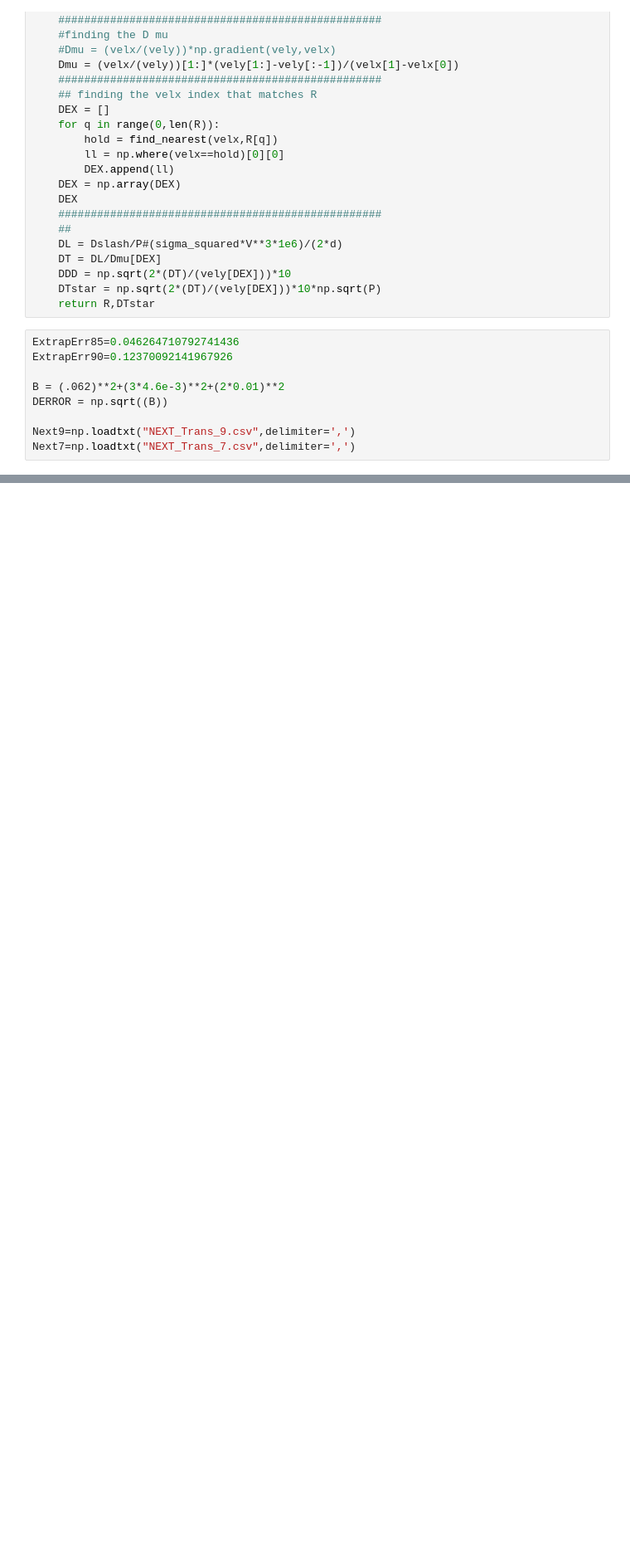
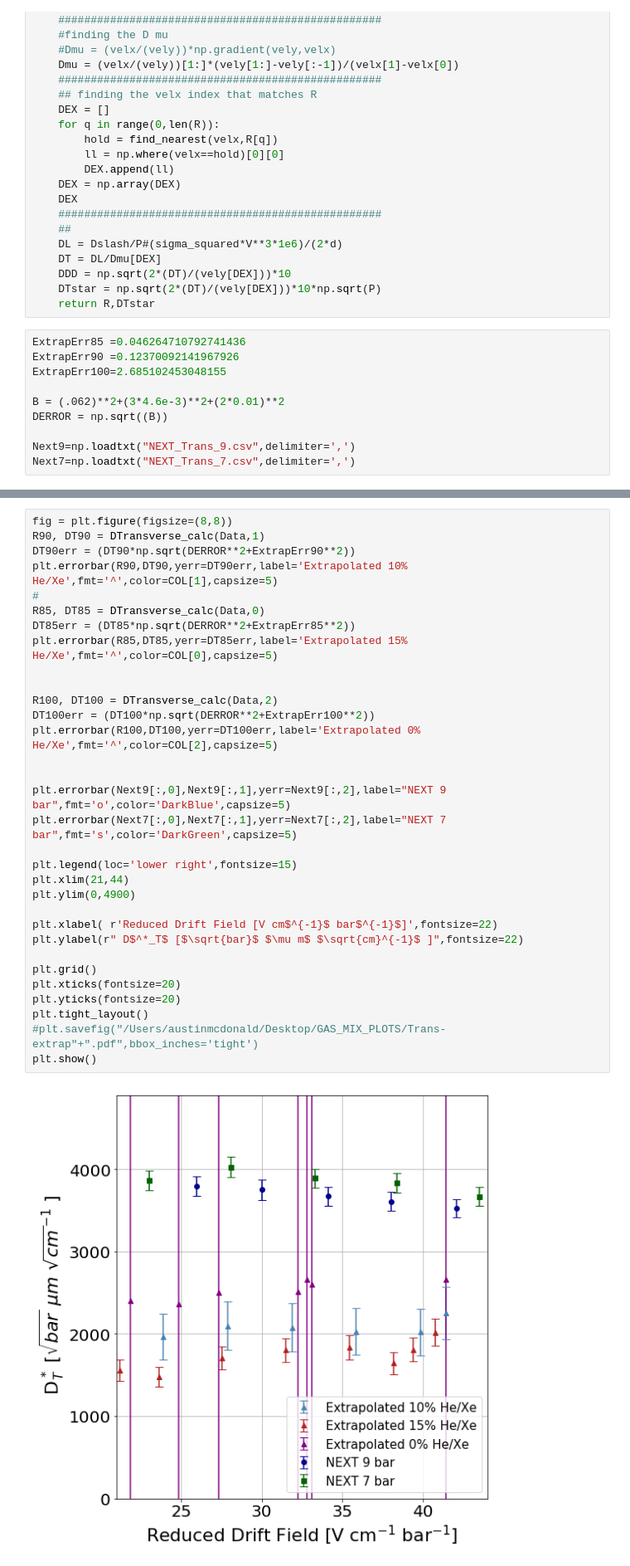
Before and after one commit to AustinMcDonald/GasMixXeHeAr, a Jupyter notebook: XenonHelium-Analysis.ipynb, the cells around one changed output, grey strips where cells are left out. Shown: that part at 83% size. Saved outputs shown, nothing was run; the diff lists cells and outputs as text; blank space fills up the shorter version.

```diff
--- a/XenonHelium-Analysis.ipynb
+++ b/XenonHelium-Analysis.ipynb
@@ -729,8 +729,9 @@ def DTransverse_calc(Data,x):
     DTstar = np.sqrt(2*(DT)/(vely[DEX]))*10*np.sqrt(P)
     return R,DTstar
 # %%
-ExtrapErr85=0.046264710792741436
-ExtrapErr90=0.12370092141967926
+ExtrapErr85 =0.046264710792741436
+ExtrapErr90 =0.12370092141967926
+ExtrapErr100=2.685102453048155
 
 B = (.062)**2+(3*4.6e-3)**2+(2*0.01)**2
 DERROR = np.sqrt((B))
@@ -765,3 +766,37 @@ plt.tight_layout()
 plt.show()
 # %% [output]
 [figure]
+# %%
+fig = plt.figure(figsize=(8,8))
+R90, DT90 = DTransverse_calc(Data,1)
+DT90err = (DT90*np.sqrt(DERROR**2+ExtrapErr90**2))
+plt.errorbar(R90,DT90,yerr=DT90err,label='Extrapolated 10% He/Xe',fmt='^',color=COL[1],capsize=5)
+#
+R85, DT85 = DTransverse_calc(Data,0)
+DT85err = (DT85*np.sqrt(DERROR**2+ExtrapErr85**2))
+plt.errorbar(R85,DT85,yerr=DT85err,label='Extrapolated 15% He/Xe',fmt='^',color=COL[0],capsize=5)
+
+
+R100, DT100 = DTransverse_calc(Data,2)
+DT100err = (DT100*np.sqrt(DERROR**2+ExtrapErr100**2))
+plt.errorbar(R100,DT100,yerr=DT100err,label='Extrapolated 0% He/Xe',fmt='^',color=COL[2],capsize=5)
+
+
+plt.errorbar(Next9[:,0],Next9[:,1],yerr=Next9[:,2],label="NEXT 9 bar",fmt='o',color='DarkBlue',capsize=5)
+plt.errorbar(Next7[:,0],Next7[:,1],yerr=Next7[:,2],label="NEXT 7 bar",fmt='s',color='DarkGreen',capsize=5)
+
+plt.legend(loc='lower right',fontsize=15)
+plt.xlim(21,44)
+plt.ylim(0,4900)
+
+plt.xlabel( r'Reduced Drift Field [V cm$^{-1}$ bar$^{-1}$]',fontsize=22)
+plt.ylabel(r" D$^*_T$ [$\sqrt{bar}$ $\mu m$ $\sqrt{cm}^{-1}$ ]",fontsize=22)
+
+plt.grid()
+plt.xticks(fontsize=20)
+plt.yticks(fontsize=20)
+plt.tight_layout()
+#plt.savefig("/Users/austinmcdonald/Desktop/GAS_MIX_PLOTS/Trans-extrap"+".pdf",bbox_inches='tight')
+plt.show()
+# %% [output]
+[figure, added]
```
Also changed, not shown: 2 other files.
